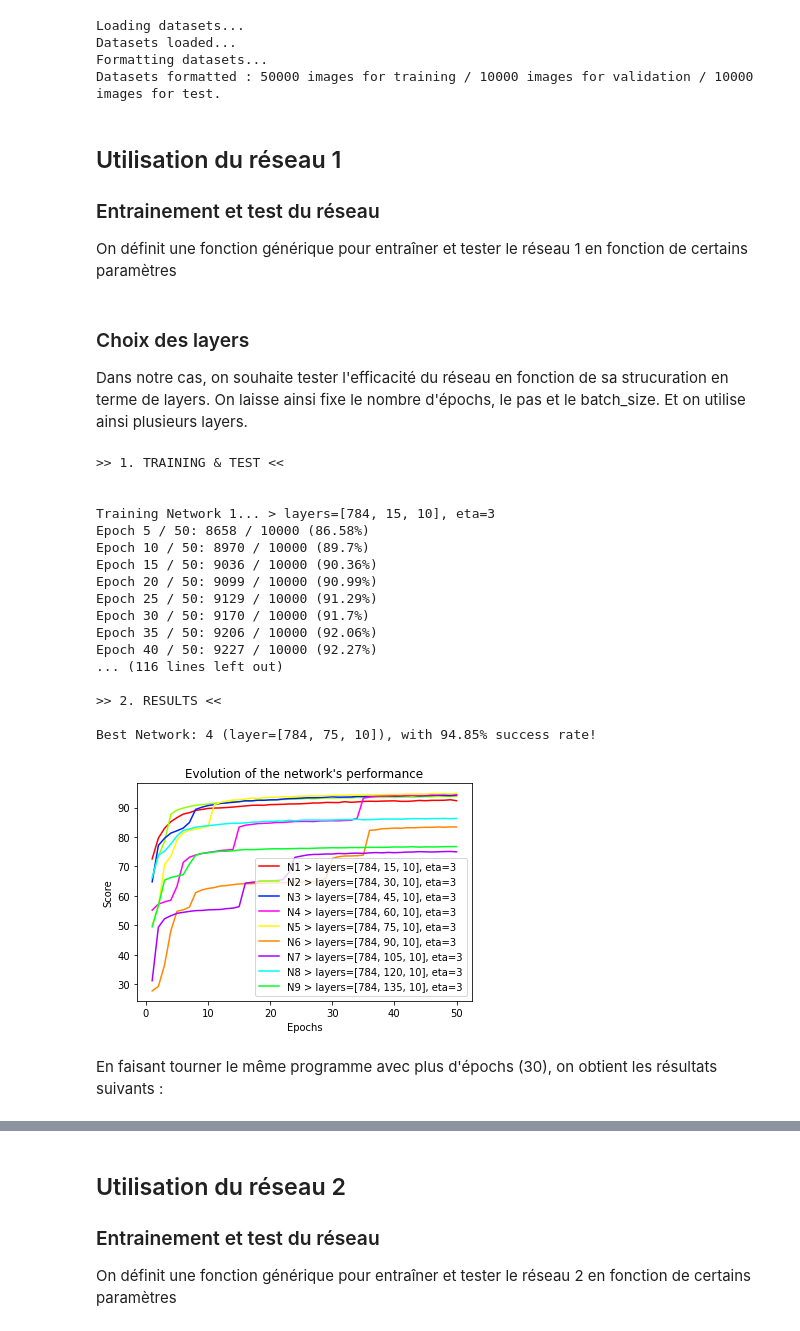
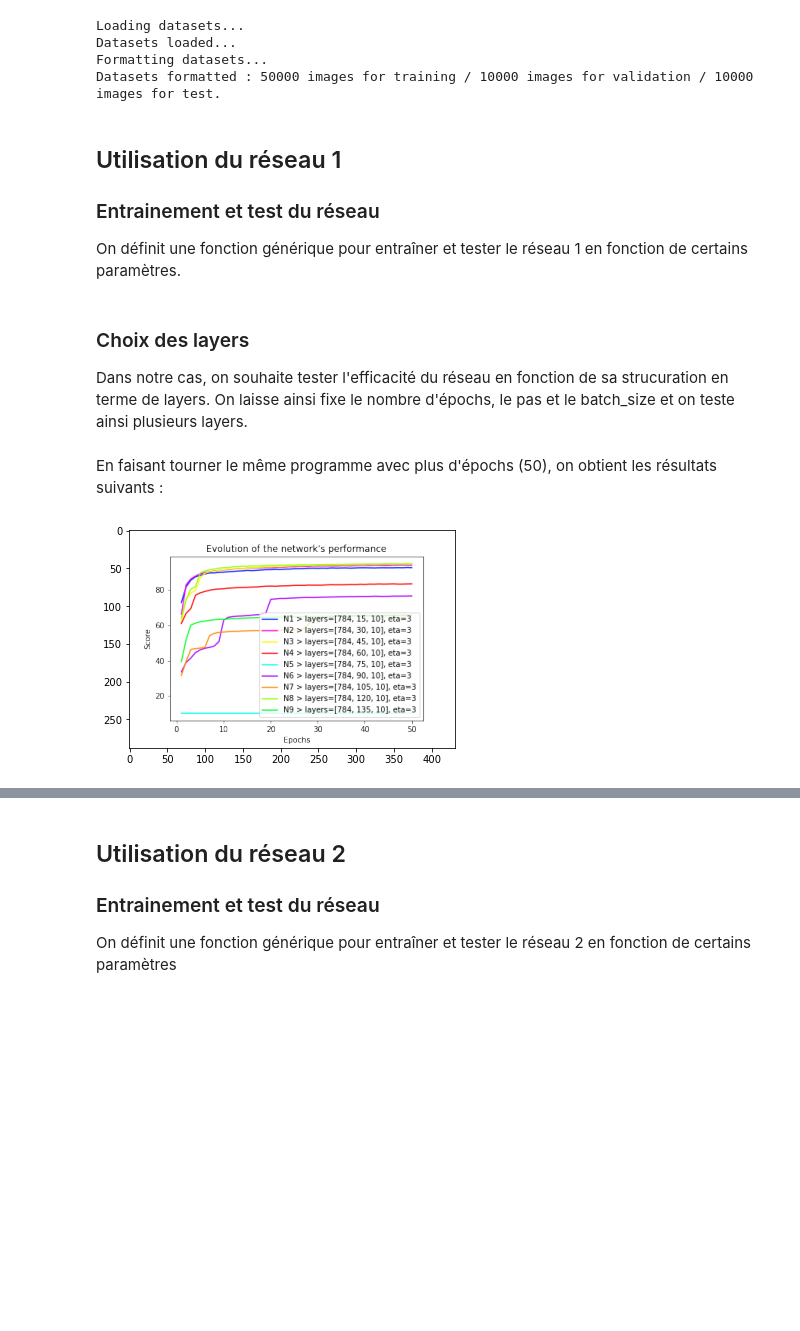
Before and after one commit to iFairPlay22/Handwritten-Digits-Recognition, a Jupyter notebook: src/Rapport.ipynb, the cells around one changed output, grey strips where cells are left out. Cells and saved outputs as stored; diff of their text form; code cells hidden in the pictures; blank space fills up the shorter version.

```diff
--- a/src/Rapport.ipynb
+++ b/src/Rapport.ipynb
@@ -35,14 +37,9 @@ Afficher une ou plusieurs images
 # %%
 def displayImages(fNames: list):
-    anyExists = False
-
     for fName in fNames:
         if path.exists(fName):
             plt.imshow(mpimg.imread(fName))
-            anyExists = True
-
-    if anyExists:
-        plt.show()
+            plt.show()
 # %% [markdown]
 # Réseau multicouches classique
 
@@ -62,7 +59,7 @@ Datasets formatted : 50000 images for training / 10000 images for validation / 1
 
 ### Entrainement et test du réseau
 
-On définit une fonction générique pour entraîner et tester le réseau 1 en fonction de certains paramètres
+On définit une fonction générique pour entraîner et tester le réseau 1 en fonction de certains paramètres.
 # %%
 def trainAndTestNet1(layers, training_data, test_data, epochs, batch_size, eta, plot, color):
 
@@ -83,7 +80,7 @@ def trainAndTestNet1(layers, training_data, test_data, epochs, batch_size, eta,
 # %% [markdown]
 ### Choix des layers
 
-Dans notre cas, on souhaite tester l'efficacité du réseau en fonction de sa strucuration en terme de layers. On laisse ainsi fixe le nombre d'épochs, le pas et le batch_size. Et on utilise ainsi plusieurs layers.
+Dans notre cas, on souhaite tester l'efficacité du réseau en fonction de sa strucuration en terme de layers. On laisse ainsi fixe le nombre d'épochs, le pas et le batch_size et on teste ainsi plusieurs layers.
 # %%
 # Valeurs fixes
 EPOCHS = 50
@@ -91,7 +88,7 @@ BATCH_SIZE = 2 ** 7
 ETA = 3
 
 # Valeurs dynamiques
-LAYERS = [ [ 28 * 28, 15 * i, 10 ] for i in range(1, 10) ]
+LAYERS = [ [ 28 * 28, 15 * i, 10 ] for i in range(1, 7) ]
 
 # ############################################################################# #
 print("\n>> 1. TRAINING & TEST <<\n")
@@ -120,27 +117,10 @@ print("Best Network: {0} (layer={1}), with {2}% success rate!".format(id, LAYERS
 
 # On sauvegarde le plot
 PLOT.build()
-# %% [output]
->> 1. TRAINING & TEST <<
-
-
-Training Network 1... > layers=[784, 15, 10], eta=3
-Epoch 5 / 50: 8658 / 10000 (86.58%)
-Epoch 10 / 50: 8970 / 10000 (89.7%)
-Epoch 15 / 50: 9036 / 10000 (90.36%)
-Epoch 20 / 50: 9099 / 10000 (90.99%)
-Epoch 25 / 50: 9129 / 10000 (91.29%)
-Epoch 30 / 50: 9170 / 10000 (91.7%)
-Epoch 35 / 50: 9206 / 10000 (92.06%)
-Epoch 40 / 50: 9227 / 10000 (92.27%)
-... (116 lines left out)
-
->> 2. RESULTS <<
-
-Best Network: 4 (layer=[784, 75, 10]), with 94.85% success rate!
-[figure, removed]
 # %% [markdown]
-En faisant tourner le même programme avec plus d'épochs (30), on obtient les résultats suivants :
+En faisant tourner le même programme avec plus d'épochs (50), on obtient les résultats suivants :
 # %%
-displayImages([ "./output/save/30_epochs/1/layers/plot_.png" ])
+displayImages([ "./output/save/50_epochs/1/layers/plot_.png" ])
+# %% [output]
+[figure, added]
 # %% [markdown]
```
Also changed, not shown: parts of 44 cells of this notebook, 33 other files.
